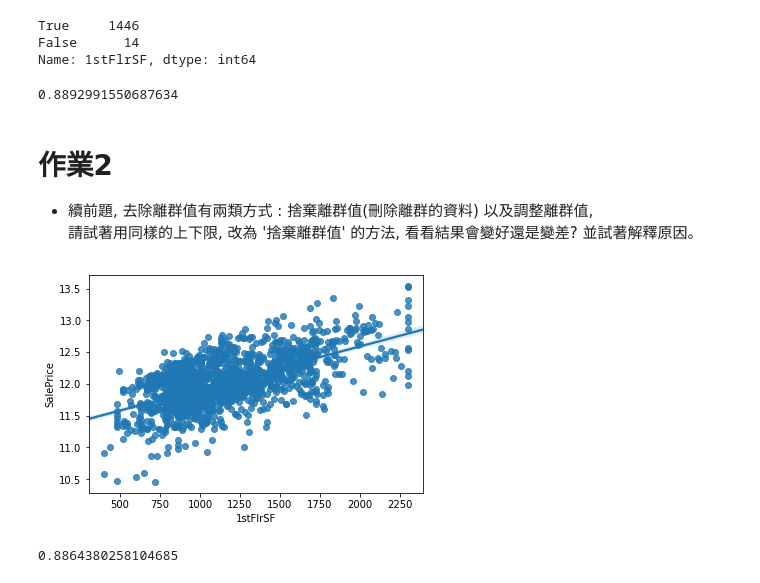
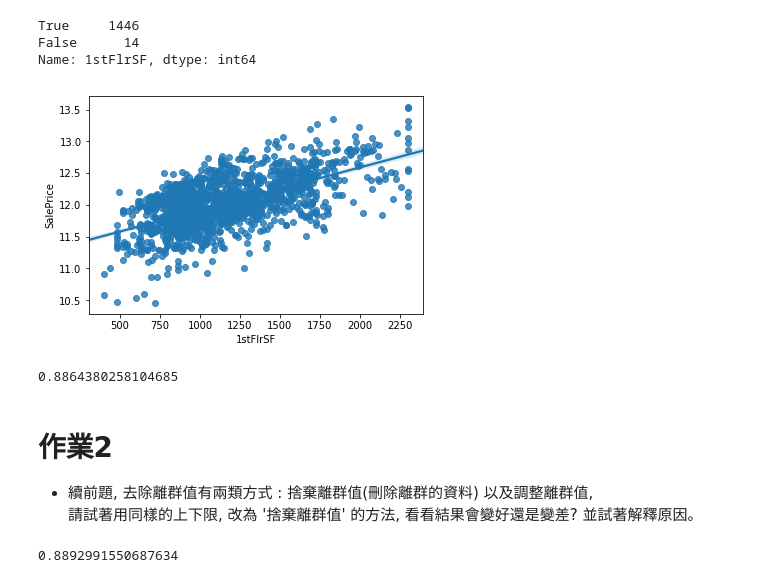
Before and after one commit to MollyChen/3rd-ML-100Days, a Jupyter notebook: homework/Day_010_HW.ipynb, the cells around one changed output. Cells and saved outputs as stored; diff of their text form; code cells hidden in the pictures.

```diff
--- a/homework/Day_010_HW.ipynb
+++ b/homework/Day_010_HW.ipynb
@@ -92,18 +92,19 @@ Name: 1stFlrSF, dtype: int64
 # %%
 # 將 1stFlrSF 限制在你覺得適合的範圍內, 調整離群值
 """
 Your Code Here
 """
-index_list = (df['1stFlrSF']>400) & (df['1stFlrSF']<2300)
-df_1 = df[index_list]
-train_Y_1 = train_Y[index_list]
+df['1stFlrSF'] = df['1stFlrSF'].clip(400,2300)
+sns.regplot(x = df['1stFlrSF'], y=train_Y)
+plt.show()
 
 # 做線性迴歸, 觀察分數
-train_X_1 = MMEncoder.fit_transform(df_1)
+train_X = MMEncoder.fit_transform(df)
 estimator = LinearRegression()
-cross_val_score(estimator, train_X_1, train_Y_1, cv=5).mean()
+cross_val_score(estimator, train_X, train_Y, cv=5).mean()
 # %% [output]
+[figure, added]
-0.8892991550687634
+0.8864380258104685
 # %% [markdown]
 # 作業2
 * 續前題, 去除離群值有兩類方式 :  捨棄離群值(刪除離群的資料) 以及調整離群值,
@@ -113,14 +114,14 @@ cross_val_score(estimator, train_X_1, train_Y_1, cv=5).mean()
 """
 Your Code Here
 """
-df['1stFlrSF'] = df['1stFlrSF'].clip(400,2300)
-sns.regplot(x = df['1stFlrSF'], y=train_Y)
-plt.show()
+
+index_list = (df['1stFlrSF']>400) & (df['1stFlrSF']<2300)
+df = df[index_list]
+train_Y = train_Y[index_list]
 
 # 做線性迴歸, 觀察分數
 train_X = MMEncoder.fit_transform(df)
 estimator = LinearRegression()
 cross_val_score(estimator, train_X, train_Y, cv=5).mean()
 # %% [output]
-[figure, removed]
-0.8864380258104685
+0.8892991550687634
```
Also changed, not shown: parts of 1 cell of this notebook.
